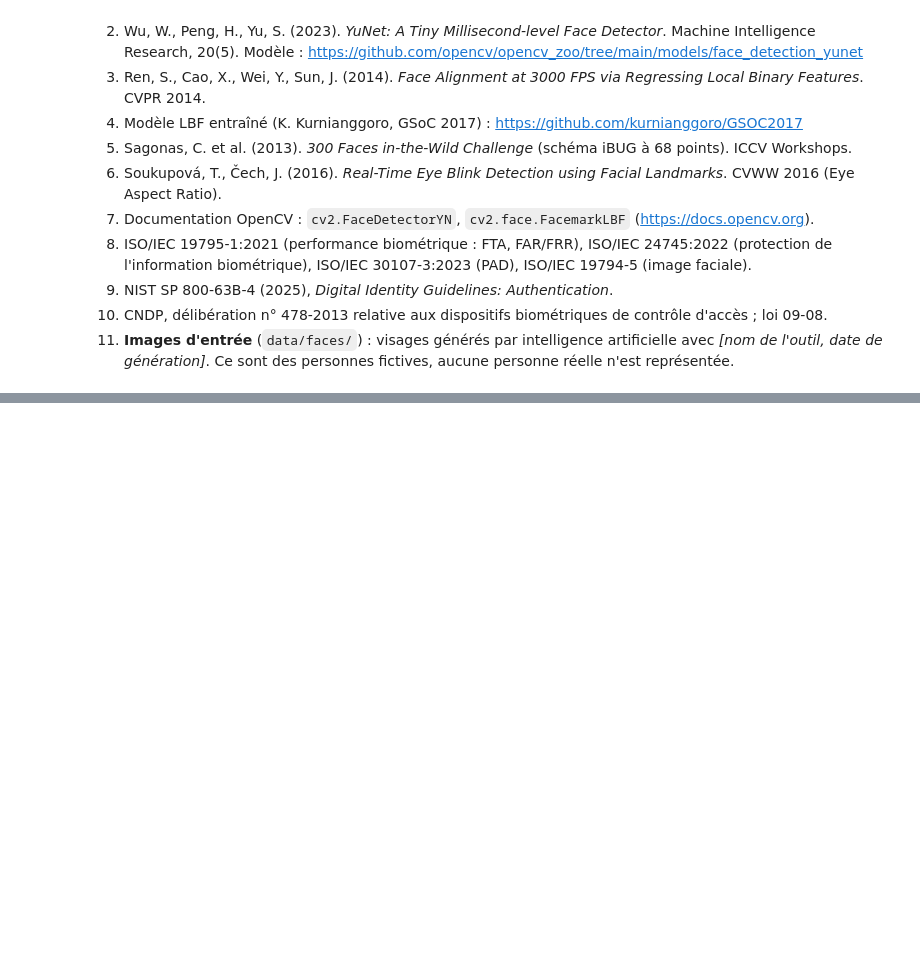
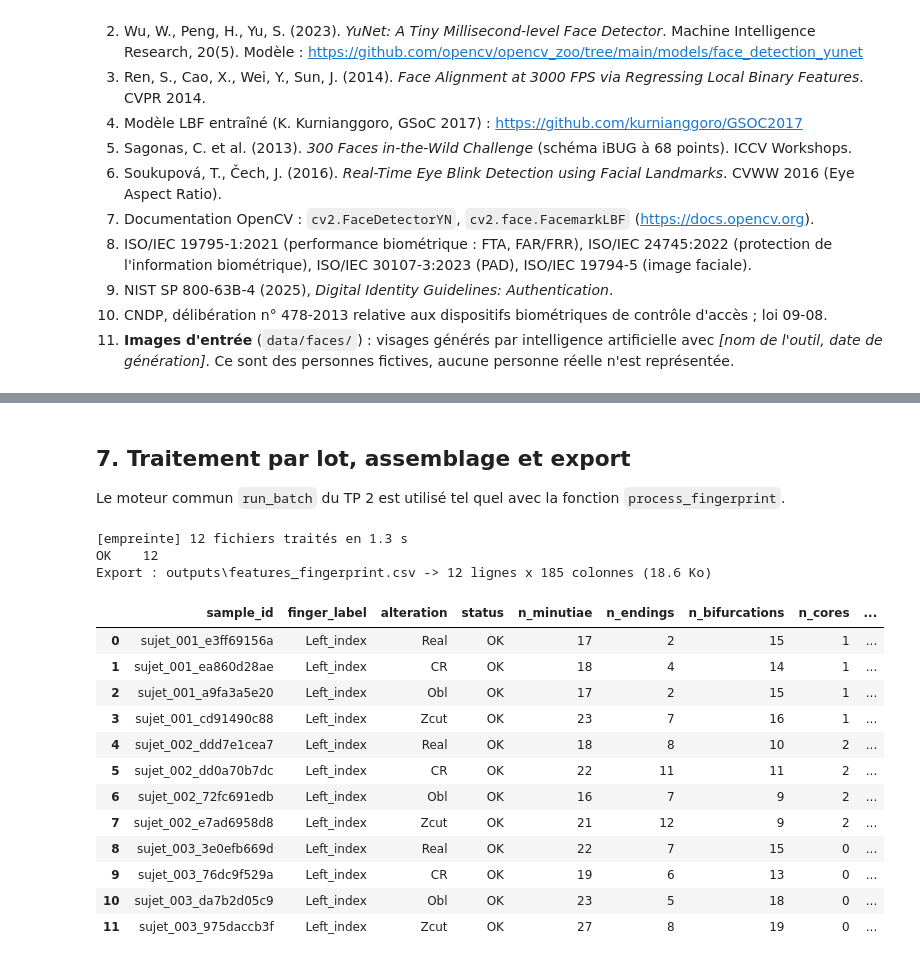
Before and after one commit to zoubeiraouchar13-creator/Facial-Biometric-Landmark-Detection-Feature-Extraction, a Jupyter notebook: tp2_biometrie_v1.0.0.ipynb, the cells around one changed output, grey strips where cells are left out. Saved outputs shown, nothing was run; the diff lists cells and outputs as text; code cells hidden in the pictures; blank space fills up the shorter version.

```diff
--- a/tp2_biometrie_v1.0.0.ipynb
+++ b/tp2_biometrie_v1.0.0.ipynb
@@ -863,0 +1868,37 @@ Le pipeline parcourt automatiquement les dossiers, traite chaque fichier sans s'
+# %% [markdown]
+## 7. Traitement par lot, assemblage et export
+Le moteur commun `run_batch` du TP 2 est utilisé tel quel avec la fonction `process_fingerprint`.
+# %%
+_, fp_records = run_batch(FP_DIR, process_fingerprint, "empreinte")
+
+FP_META_COLS = ["finger_label", "alteration", "upscale_factor"]
+FP_Q_COLS = ["foreground_ratio", "ridge_contrast", "coherence_mean", "wavelength_px", "wavelength_proc_px", "n_wave_blocks",
+             "n_minutiae", "quality_index", "quality_ok", "quality_issues"]
+FP_SP_COLS = ["n_cores", "n_deltas", "pattern_class", "ref_type", "ref_angle_deg"]
+FP_GLOBAL_COLS = (["n_endings", "n_bifurcations", "bifurcation_ratio", "minutiae_density", "radius_mean", "radius_std"]
+                  + [f"dir_hist_{i}" for i in range(8)] + [f"radial_hist_{i}" for i in range(len(RADIAL_EDGES) - 1)]
+                  + [f"sector_hist_{i}" for i in range(8)] + [f"ofield_hist_{i}" for i in range(8)])
+FP_MNT_COLS = [f"mnt_{i:02d}_{a}" for i in range(FP_TOP_K) for a in ("x", "y", "theta", "type")]
+FP_COLS = ID_COLS + FP_META_COLS + FP_Q_COLS + FP_SP_COLS + FP_GLOBAL_COLS + FP_MNT_COLS
+
+df_fp = finalize(fp_records, FP_COLS, FP_CSV)
+display(df_fp[["sample_id", "finger_label", "alteration", "status", "n_minutiae", "n_endings", "n_bifurcations",
+               "n_cores", "n_deltas", "pattern_class", "wavelength_px", "coherence_mean", "quality_index",
+               "quality_ok", "quality_issues"]])
+# %% [output]
+[empreinte] 12 fichiers traités en 1.3 s
+OK    12
+Export : outputs\features_fingerprint.csv -> 12 lignes x 185 colonnes (18.6 Ko)
+|  | sample_id | finger_label | alteration | status | n_minutiae | n_endings | n_bifurcations | n_cores | ... |
+| 0 | sujet_001_e3ff69156a | Left_index | Real | OK | 17 | 2 | 15 | 1 | ... |
+| 1 | sujet_001_ea860d28ae | Left_index | CR | OK | 18 | 4 | 14 | 1 | ... |
+| 2 | sujet_001_a9fa3a5e20 | Left_index | Obl | OK | 17 | 2 | 15 | 1 | ... |
+| 3 | sujet_001_cd91490c88 | Left_index | Zcut | OK | 23 | 7 | 16 | 1 | ... |
+| 4 | sujet_002_ddd7e1cea7 | Left_index | Real | OK | 18 | 8 | 10 | 2 | ... |
+| 5 | sujet_002_dd0a70b7dc | Left_index | CR | OK | 22 | 11 | 11 | 2 | ... |
+| 6 | sujet_002_72fc691edb | Left_index | Obl | OK | 16 | 7 | 9 | 2 | ... |
+| 7 | sujet_002_e7ad6958d8 | Left_index | Zcut | OK | 21 | 12 | 9 | 2 | ... |
+| 8 | sujet_003_3e0efb669d | Left_index | Real | OK | 22 | 7 | 15 | 0 | ... |
+| 9 | sujet_003_76dc9f529a | Left_index | CR | OK | 19 | 6 | 13 | 0 | ... |
+| 10 | sujet_003_da7b2d05c9 | Left_index | Obl | OK | 23 | 5 | 18 | 0 | ... |
+| 11 | sujet_003_975daccb3f | Left_index | Zcut | OK | 27 | 8 | 19 | 0 | ... |
```
Also changed, not shown: parts of 44 cells of this notebook.
